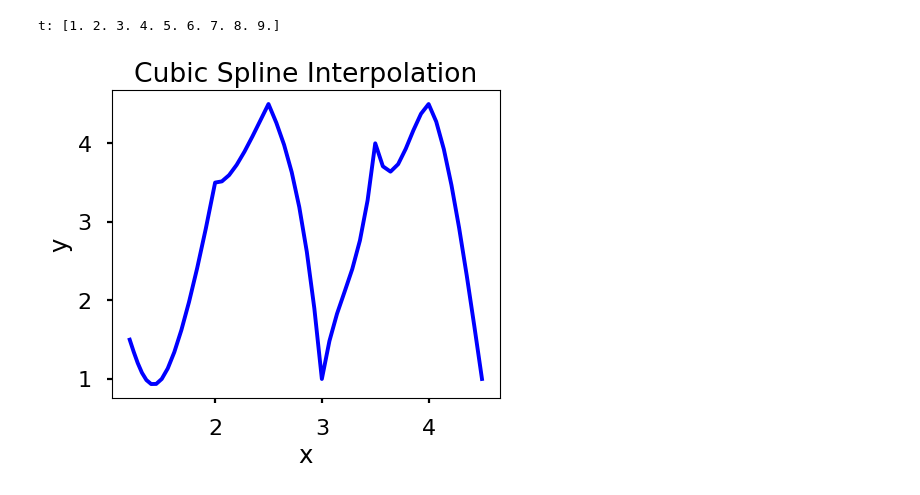
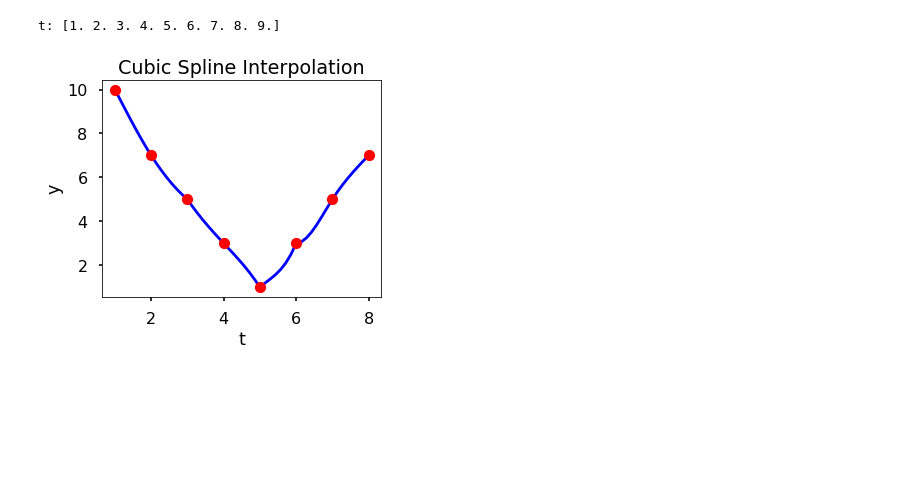
Before and after one commit to JingyuanHe1222/Numerical-Analysis-and-Optimization, a Jupyter notebook: P5.ipynb, the cells around one changed output. Cells and saved outputs as stored; diff of their text form; code cells hidden in the pictures; blank space fills up the shorter version.

```diff
--- a/P5.ipynb
+++ b/P5.ipynb
@@ -62,3 +22,0 @@ yi:  [0.         0.5        0.70710678 0.8660254  1.         1.11803399
-# %%
-z, h = cubic_spline(t, y)
-z
@@ -75,4 +31,2 @@ def S_i(x, i, t, z, h, y):
-# %%
-x = np.linspace(0, 2.25, num=50, dtype=float)
 # %%
 def check_x_range(x, t, m):
@@ -83,8 +36,0 @@ def check_x_range(x, t, m):
-# %%
-result = []
-for i in range(0, 50):
-  range_index = check_x_range(x[i], t, len(t))
-  if range_index != -1:
-    result.append(S_i(x[i], range_index, t, z, h, y))
-  else:
-    result.append(-1)
@@ -122,8 +38,9 @@ array([ 0.00000000e+00, -3.04599759e-03, -5.45391120e-03, -6.58565686e-03,
 t = np.linspace(1, 9, num=9, dtype=float)
 print("t:", t)
 y = [1.5, 1, 3.5, 4.5, 1, 4, 4.5, 1, 1.5] # given -> M
-x = [1.2, 1.5, 2, 2.5, 3, 3.5, 4, 4.5, 4.9] # given
-# x = [10, 7, 5, 3, 1, 3, 5, 7, 10] # -> V
+# y = [1, 2, 3, 2, 1, 2, 3, 2, 1, 2, 3]
+# x = [1.2, 1.5, 2, 2.5, 3, 3.5, 4, 4.5, 4.9] # given
+x = [10, 7, 5, 3, 1, 3, 5, 7, 10] # -> V
 # %% [output]
 t: [1. 2. 3. 4. 5. 6. 7. 8. 9.]
 # %%
@@ -159,11 +76,11 @@ import matplotlib.pyplot as plt
 plt.style.use('seaborn-poster')
 # %%
 plt.figure(figsize = (5,4))
-plt.plot(result_x, result_y, 'b')
-# plt.plot(t_i, x_i, 'ro')
+plt.plot(t_new, result_x, 'b')
+plt.plot(t_i, x_i, 'ro')
 plt.title('Cubic Spline Interpolation')
-plt.xlabel('x')
+plt.xlabel('t')
 plt.ylabel('y')
 plt.show()
 # %% [output]
-[figure, old version]
+[figure, new version]
```
Also changed, not shown: parts of 25 cells of this notebook.
